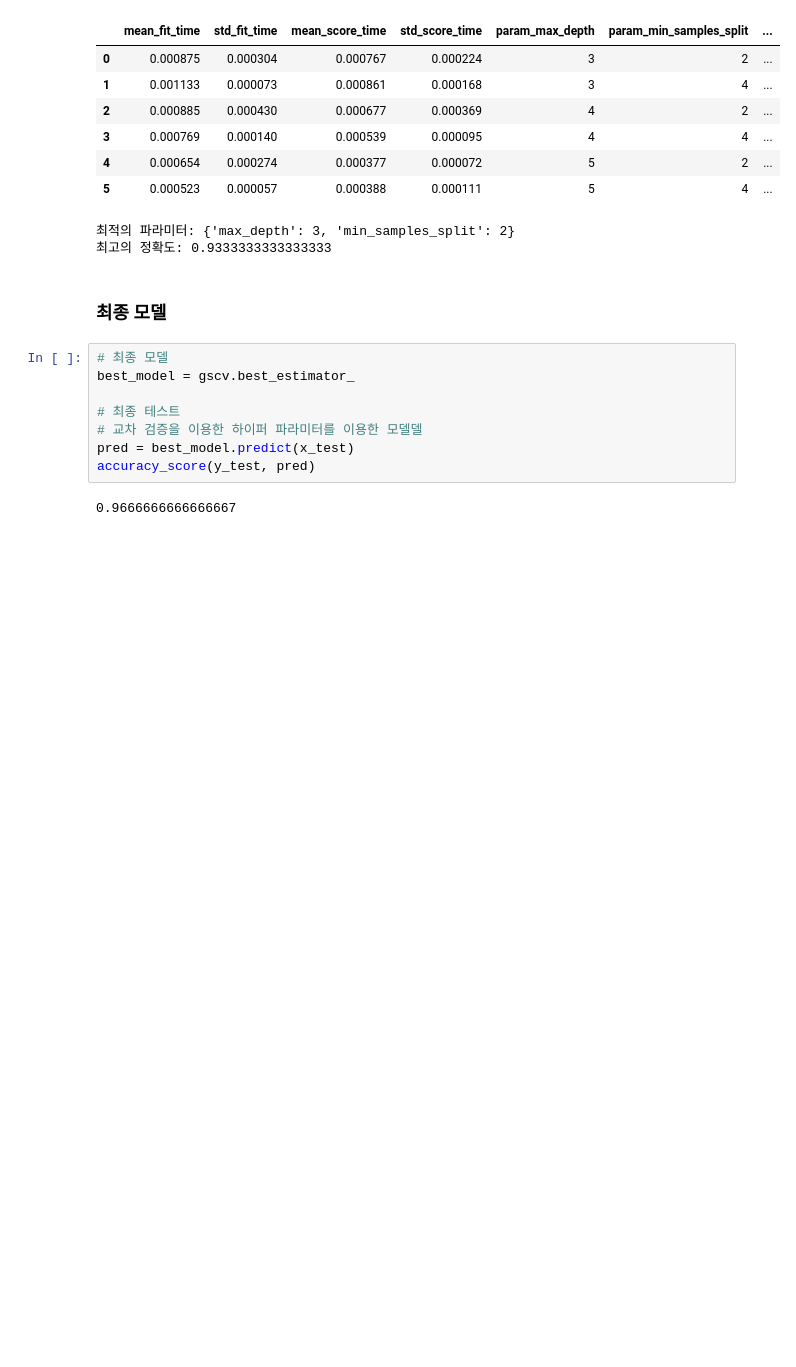
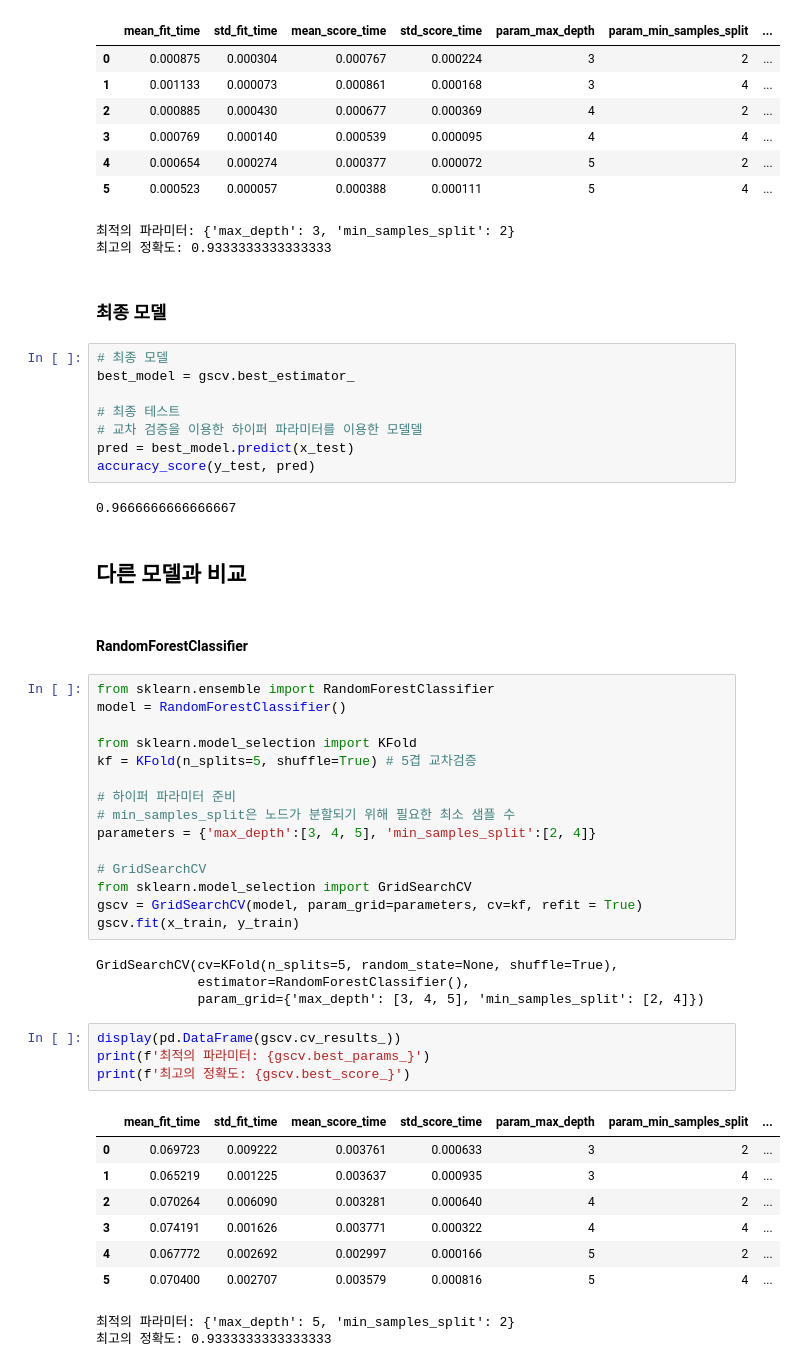
Before and after one commit to parkjiyon7/MSAI_6, a Jupyter notebook: python_ML/classification_iris_species.ipynb, the cells around one changed output. Drawn from its saved outputs; the diff is of its cells as text; blank space fills up the shorter version.

```diff
--- a/python_ML/classification_iris_species.ipynb
+++ b/python_ML/classification_iris_species.ipynb
@@ -276,3 +276,40 @@ pred = best_model.predict(x_test)
 accuracy_score(y_test, pred)
 # %% [output]
 0.9666666666666667
+# %% [markdown]
+## 다른 모델과 비교
+# %% [markdown]
+#### RandomForestClassifier
+# %%
+from sklearn.ensemble import RandomForestClassifier
+model = RandomForestClassifier()
+
+from sklearn.model_selection import KFold
+kf = KFold(n_splits=5, shuffle=True) # 5겹 교차검증
+
+# 하이퍼 파라미터 준비
+# min_samples_split은 노드가 분할되기 위해 필요한 최소 샘플 수
+parameters = {'max_depth':[3, 4, 5], 'min_samples_split':[2, 4]}
+
+# GridSearchCV
+from sklearn.model_selection import GridSearchCV
+gscv = GridSearchCV(model, param_grid=parameters, cv=kf, refit = True)
+gscv.fit(x_train, y_train)
+# %% [output]
+GridSearchCV(cv=KFold(n_splits=5, random_state=None, shuffle=True),
+             estimator=RandomForestClassifier(),
+             param_grid={'max_depth': [3, 4, 5], 'min_samples_split': [2, 4]})
+# %%
+display(pd.DataFrame(gscv.cv_results_))
+print(f'최적의 파라미터: {gscv.best_params_}')
+print(f'최고의 정확도: {gscv.best_score_}')
+# %% [output]
+|  | mean_fit_time | std_fit_time | mean_score_time | std_score_time | param_max_depth | param_min_samples_split | ... |
+| 0 | 0.069723 | 0.009222 | 0.003761 | 0.000633 | 3 | 2 | ... |
+| 1 | 0.065219 | 0.001225 | 0.003637 | 0.000935 | 3 | 4 | ... |
+| 2 | 0.070264 | 0.006090 | 0.003281 | 0.000640 | 4 | 2 | ... |
+| 3 | 0.074191 | 0.001626 | 0.003771 | 0.000322 | 4 | 4 | ... |
+| 4 | 0.067772 | 0.002692 | 0.002997 | 0.000166 | 5 | 2 | ... |
+| 5 | 0.070400 | 0.002707 | 0.003579 | 0.000816 | 5 | 4 | ... |
+최적의 파라미터: {'max_depth': 5, 'min_samples_split': 2}
+최고의 정확도: 0.9333333333333333
```
Also changed, not shown: parts of 1 cell of this notebook.
